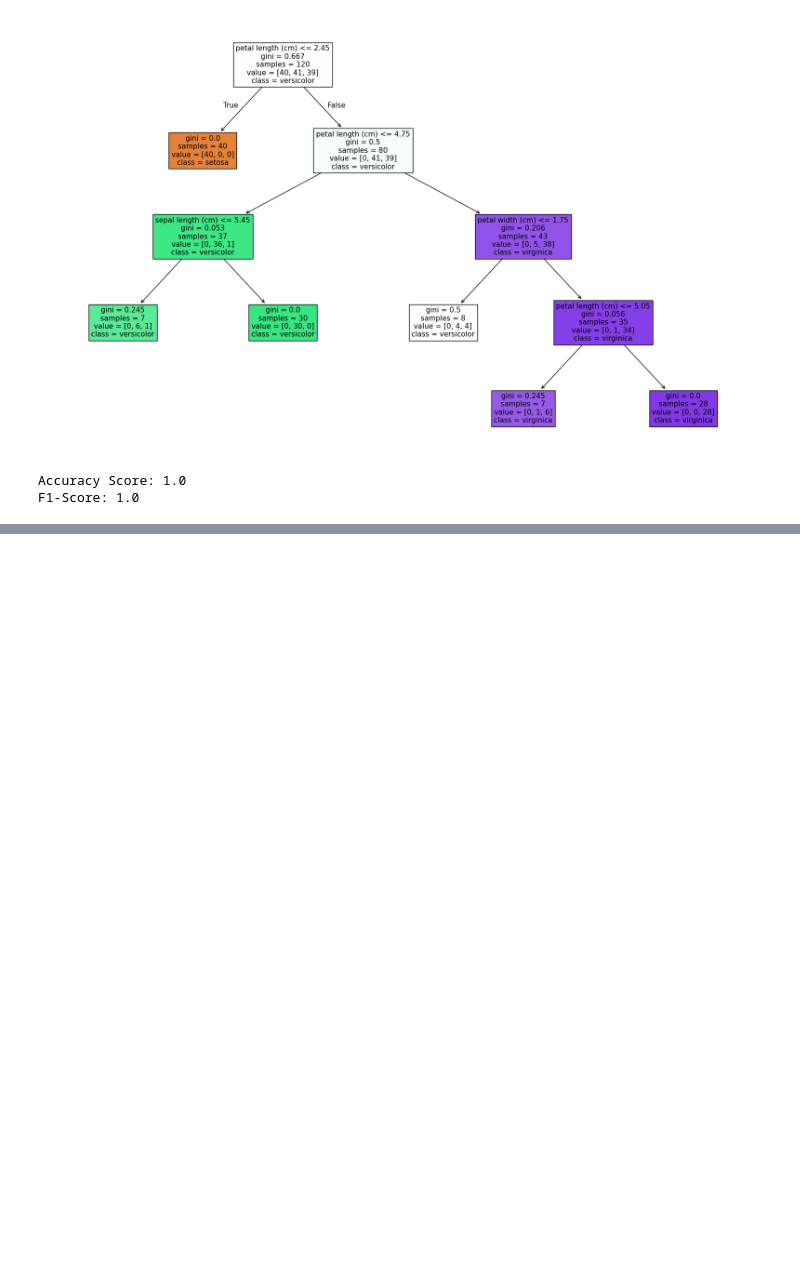
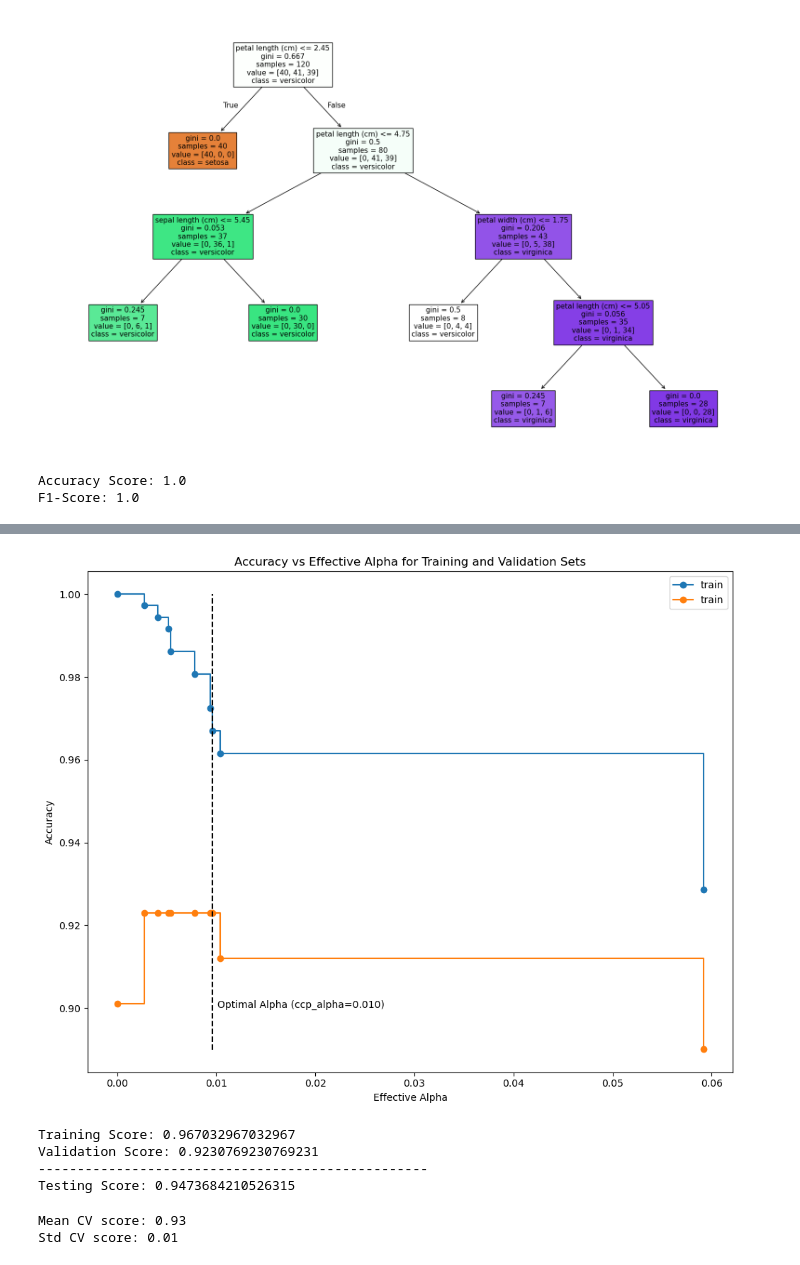
Before and after one commit to Erfan-Taherirani/Personal_ML_Notes, a Jupyter notebook: supervised_learning/classification/Tree_Based_Algorithms/DecisionTree.ipynb, the cells around one changed output, grey strips where cells are left out. Saved outputs shown, nothing was run; the diff lists cells and outputs as text; code cells hidden in the pictures; blank space fills up the shorter version.

```diff
--- a/supervised_learning/classification/Tree_Based_Algorithms/DecisionTree.ipynb
+++ b/supervised_learning/classification/Tree_Based_Algorithms/DecisionTree.ipynb
@@ -179,0 +240,47 @@ load_iris(as_frame=True).
+# %%
+train_scores = [tree.score(X_train, y_train) for tree in trees]
+val_scores = [tree.score(X_val, y_val) for tree in trees]
+
+_, ax = plt.subplots(figsize=(10, 8))
+
+ax.plot(ccp_alphas[:-1], train_scores[:-1], marker="o", drawstyle="steps-post", label="train")
+ax.plot(ccp_alphas[:-1], val_scores[:-1], marker="o", drawstyle="steps-post", label="train")
+
+ax.set(
+    title="Accuracy vs Effective Alpha for Training and Validation Sets",
+    ylabel="Accuracy",
+    xlabel="Effective Alpha"
+)
+
+ax.vlines(ccp_alphas[-4], ymin=0.89, ymax=1, color="black", linestyle="--")
+ax.text(x=ccp_alphas[-4] + 0.0005, y=0.9, s=f"Optimal Alpha (ccp_alpha={ccp_alphas[-4]:.3f})", color="black")
+
+plt.tight_layout()
+plt.legend()
+plt.show()
+# %% [output]
+[figure, added]
+# %%
+tree = DecisionTreeClassifier(criterion='gini', random_state=42, ccp_alpha=0.01)
+tree.fit(X_train, y_train)
+
+print(f"Training Score: {tree.score(X_train, y_train)}")
+print(f"Validation Score: {tree.score(X_val, y_val)}")
+print("-" * 50)
+print(f"Testing Score: {tree.score(X_test, y_test)}")
+# %% [output]
+Training Score: 0.967032967032967
+Validation Score: 0.9230769230769231
+--------------------------------------------------
+Testing Score: 0.9473684210526315
+# %%
+# cross-validation
+from sklearn.model_selection import cross_val_score
+
+score_cv = cross_val_score(tree, X, y, cv=5)
+
+print(f"Mean CV score: {score_cv.mean():.2f}")
+print(f"Std CV score: {score_cv.std():.2f}")
+# %% [output]
+Mean CV score: 0.93
+Std CV score: 0.01
```
Also changed, not shown: parts of 13 cells of this notebook, 3 other files.
